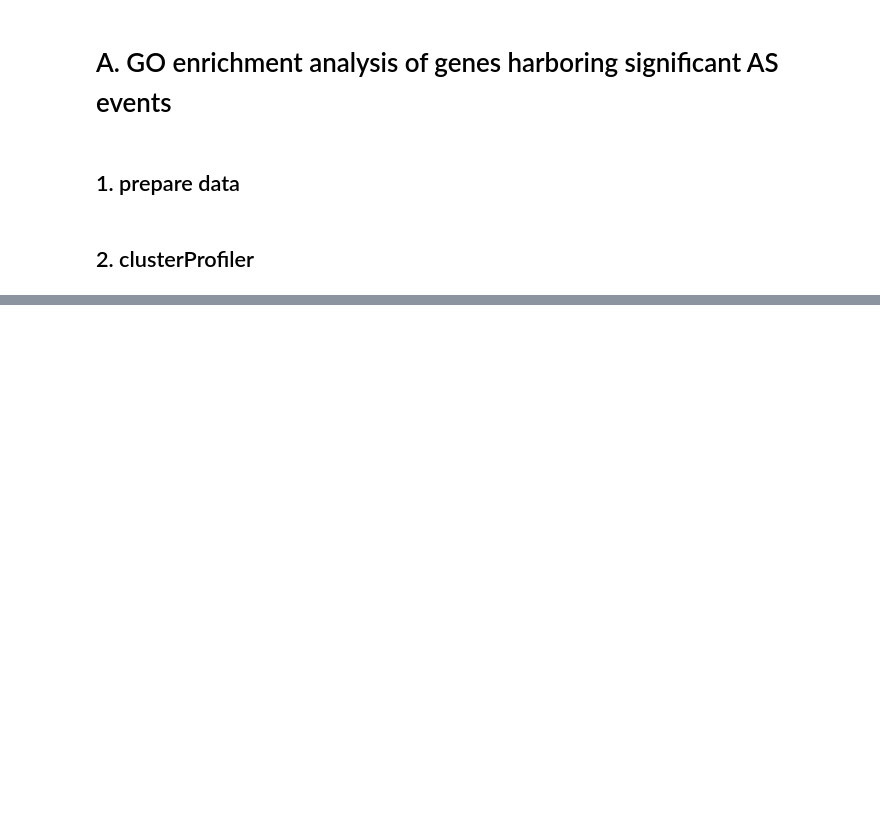
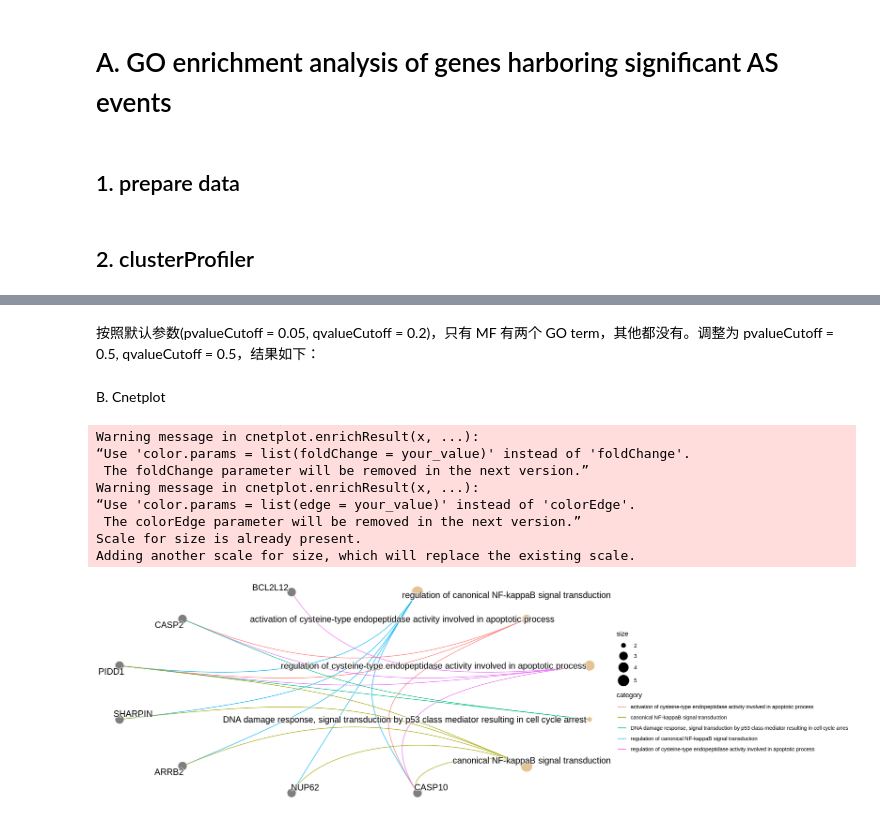
Before and after one commit to h4rvey-g/PD_RNA_seq, a Jupyter notebook: codes/06.fig2.ipynb, the cells around one changed output, grey strips where cells are left out. Drawn from its saved outputs; the diff is of its cells as text; code cells hidden in the pictures; blank space fills up the shorter version.

```diff
--- a/codes/06.fig2.ipynb
+++ b/codes/06.fig2.ipynb
@@ -128,0 +48,58 @@ GO_data
+# %% [markdown]
+按照默认参数(pvalueCutoff = 0.05, qvalueCutoff = 0.2)，只有 MF 有两个 GO term，其他都没有。调整为 pvalueCutoff = 0.5, qvalueCutoff = 0.5，结果如下：
+# %%
+go_list = list()
+for (ont in c("BP", "CC", "MF")) {
+    go_list[[ont]] = enrichGO(gene = gene_list$GeneID,
+                              OrgDb = org.Hs.eg.db,
+                              keyType = "ENSEMBL",
+                              ont = ont,
+                              pAdjustMethod = "BH",
+                              pvalueCutoff = 0.5,
+                              qvalueCutoff = 0.5,
+                              readable = T)
+}
+go_list
+# %%
+# genes = A data frame with columns for 'ID', 'logFC' selected from rmat_df
+# rename GeneID to ID, IncLevelDifference to logFC in gene_list
+gene_list_sel = gene_list %>% dplyr::select(c("GeneID", "IncLevelDifference"))
+# unique based on GeneID, only keep the first one
+gene_list_sel = gene_list_sel[!duplicated(gene_list_sel$GeneID),]
+colnames(gene_list_sel) = c("ID", "logFC")
+gene_list_sel$ID = bitr(gene_list_sel$ID, fromType = "ENSEMBL", toType = "SYMBOL", OrgDb = org.Hs.eg.db, drop = F)[,2]
+modify_terms = function(terms, ont) {
+    terms = as_tibble(terms)
+    # add column to terms, fill with ont, column name is genes
+    terms = cbind(terms, Category = rep(ont, nrow(terms)))
+    colnames(terms)[colnames(terms) == "Description"] = "Term"
+    colnames(terms)[colnames(terms) == "geneID"] = "Genes"
+    colnames(terms)[colnames(terms) == "pvalue"] = "adj_pval"
+    # replace "/" with ", " in term$genes
+    terms$Genes = gsub("/", ", ", terms$Genes)
+    return(terms)
+}
+# convert go_list to list
+go_list_all = list(go_list$BP, go_list$CC, go_list$MF)
+# repete gene_list_sel 3 times to a list
+terms_all = pmap(list(terms = go_list_all, ont = c("BP", "CC", "MF")), modify_terms)
+terms_all = do.call(rbind, terms_all)
+circ_res = circle_dat(terms_all, gene_list_sel)
+options(repr.plot.width=17, repr.plot.height=5)
+GOCircle(circ_res)
+# %% [markdown]
+B. Cnetplot
+# %%
+# make gene_list_sel$logFC as factor, the names of the factor are the gene_list_sel$ID
+gene_list_factor = gene_list_sel$logFC %>% factor(.,levels = gene_list_sel$ID)
+cnetplot(go_list$BP,foldChange=gene_list_factor, circular = TRUE, colorEdge = TRUE)
+# %% [output]
+Warning message in cnetplot.enrichResult(x, ...):
+“Use 'color.params = list(foldChange = your_value)' instead of 'foldChange'.
+ The foldChange parameter will be removed in the next version.”
+Warning message in cnetplot.enrichResult(x, ...):
+“Use 'color.params = list(edge = your_value)' instead of 'colorEdge'.
+ The colorEdge parameter will be removed in the next version.”
+Scale for size is already present.
+Adding another scale for size, which will replace the existing scale.
+[figure, added]
```
Also changed, not shown: parts of 9 cells of this notebook, 1 other file.
